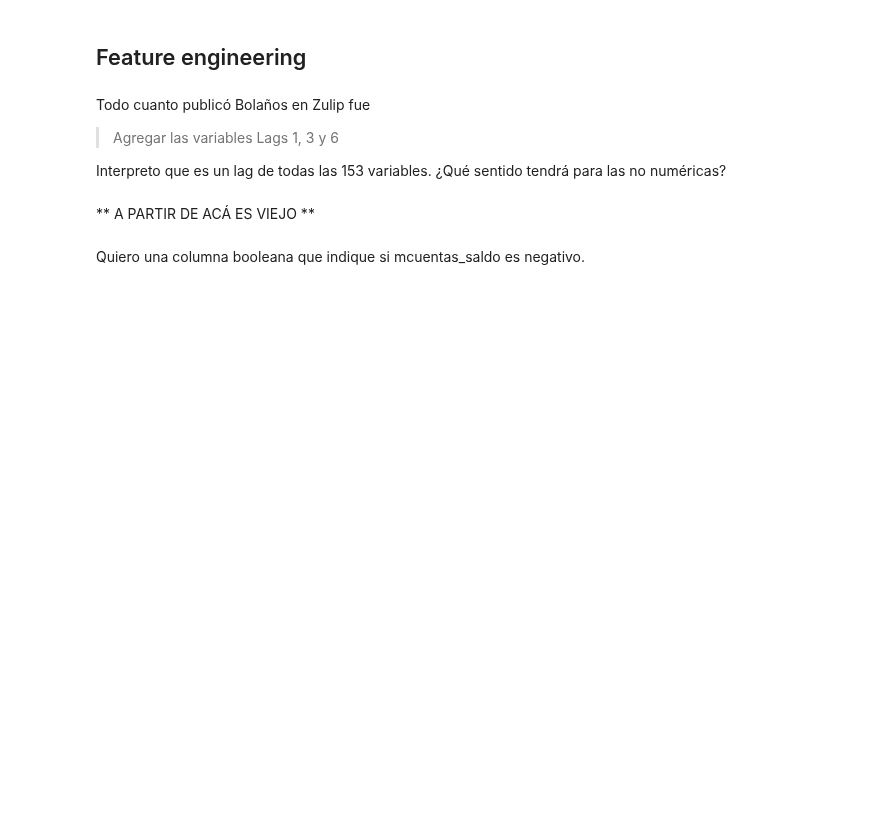
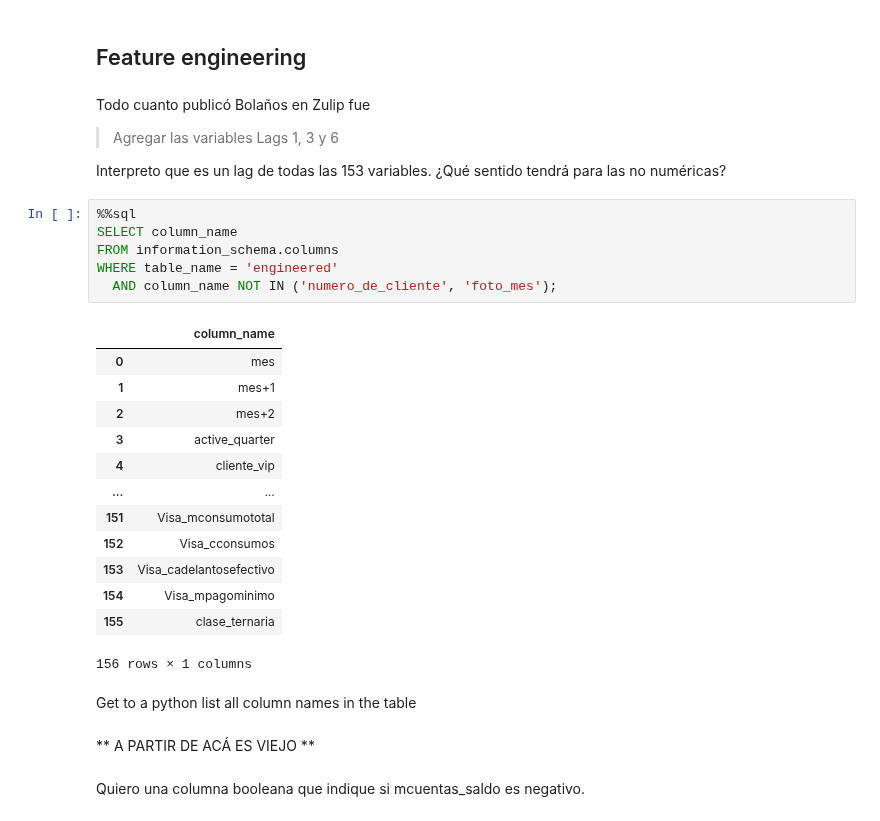
Before and after one commit to bettachini/dmeyf2023, a Jupyter notebook: experimentos/sql_eng_baseline.ipynb, the cells around one changed output. Saved outputs shown, nothing was run; the diff lists cells and outputs as text; blank space fills up the shorter version.

```diff
--- a/experimentos/sql_eng_baseline.ipynb
+++ b/experimentos/sql_eng_baseline.ipynb
@@ -159,6 +159,28 @@ Todo cuanto publicó Bolaños en Zulip fue
 > Agregar las variables Lags 1, 3 y 6
 
 Interpreto que es un lag de todas las 153 variables. ¿Qué sentido tendrá para las no numéricas?
+# %%
+%%sql
+SELECT column_name
+FROM information_schema.columns
+WHERE table_name = 'engineered'
+  AND column_name NOT IN ('numero_de_cliente', 'foto_mes');
+# %% [output]
+|  | column_name |
+| 0 | mes |
+| 1 | mes+1 |
+| 2 | mes+2 |
+| 3 | active_quarter |
+| 4 | cliente_vip |
+| ... | ... |
+| 151 | Visa_mconsumototal |
+| 152 | Visa_cconsumos |
+| 153 | Visa_cadelantosefectivo |
+| 154 | Visa_mpagominimo |
+| 155 | clase_ternaria |
+156 rows × 1 columns
+# %% [markdown]
+Get to a python list all column names in the table
 # %% [markdown]
 ** A PARTIR DE ACÁ ES VIEJO **
 # %% [markdown]
```
